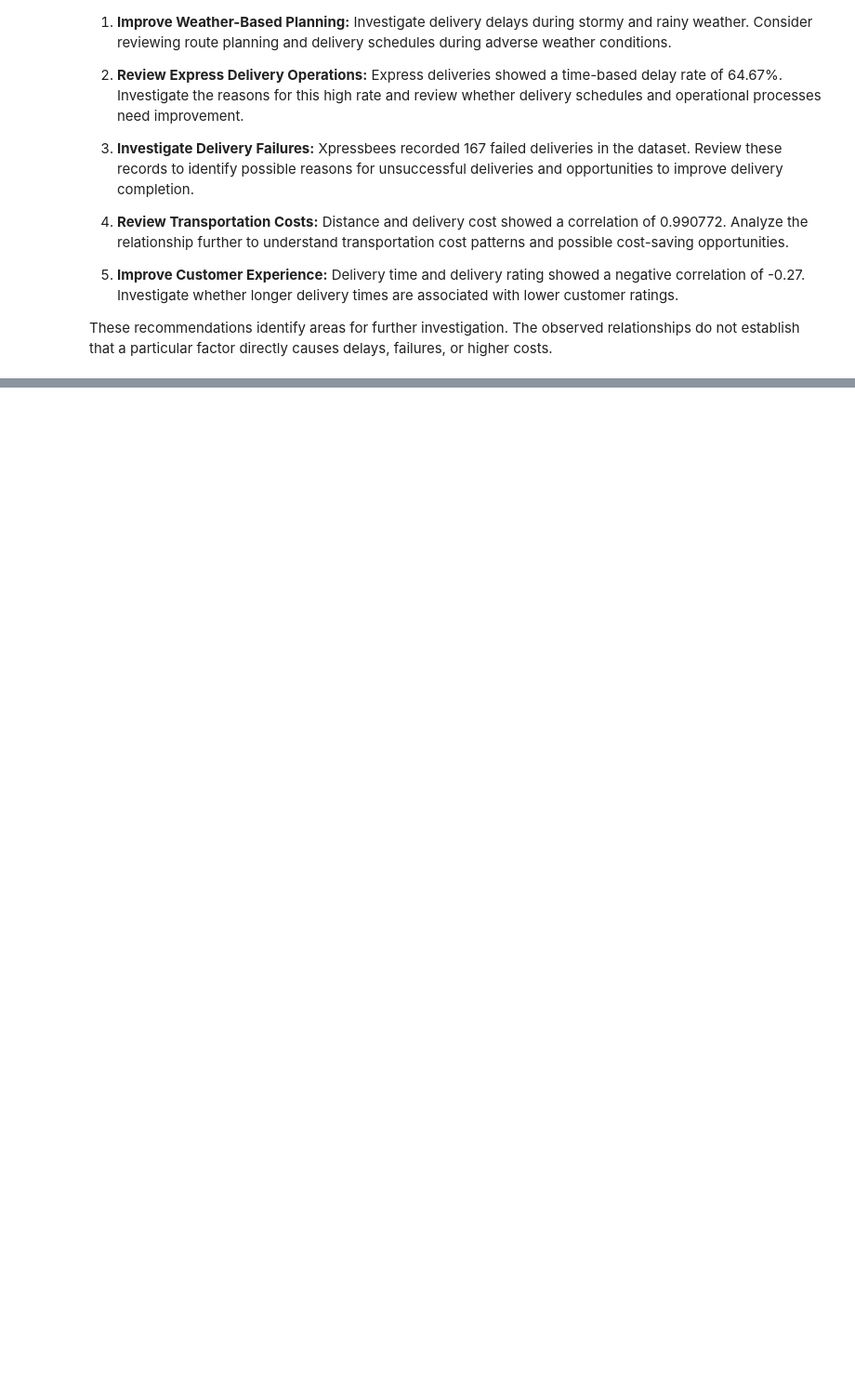
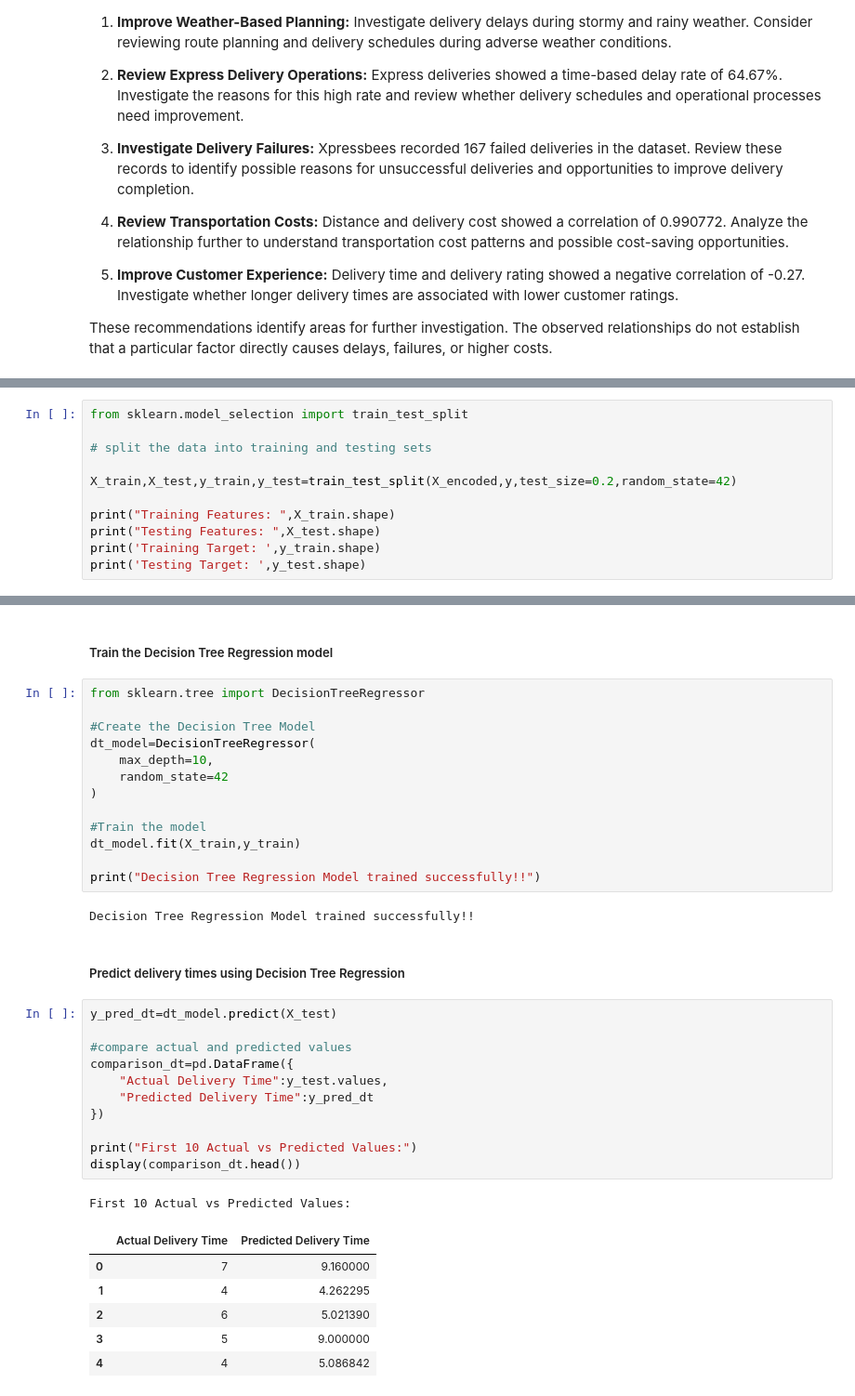
Before and after one commit to thanmai-09/Delivery-Performance-Analysis, a Jupyter notebook: Logistics_Data_Analysis.ipynb, the cells around one changed output, grey strips where cells are left out. Shown at 93% size. Drawn from its saved outputs; the diff is of its cells as text; blank space fills up the shorter version.

```diff
--- a/Logistics_Data_Analysis.ipynb
+++ b/Logistics_Data_Analysis.ipynb
@@ -1090,0 +1198,11 @@ These recommendations identify areas for further investigation. The observed rel
+# %%
+from sklearn.model_selection import train_test_split
+
+# split the data into training and testing sets
+
+X_train,X_test,y_train,y_test=train_test_split(X_encoded,y,test_size=0.2,random_state=42)
+
+print("Training Features: ",X_train.shape)
+print("Testing Features: ",X_test.shape)
+print('Training Target: ',y_train.shape)
+print('Testing Target: ',y_test.shape)
@@ -1090,0 +1277,38 @@ These recommendations identify areas for further investigation. The observed rel
+# %% [markdown]
+##### Train the Decision Tree Regression model
+# %%
+from sklearn.tree import DecisionTreeRegressor
+
+#Create the Decision Tree Model
+dt_model=DecisionTreeRegressor(
+    max_depth=10,
+    random_state=42
+)
+
+#Train the model
+dt_model.fit(X_train,y_train)
+
+print("Decision Tree Regression Model trained successfully!!")
+# %% [output]
+Decision Tree Regression Model trained successfully!!
+# %% [markdown]
+##### Predict delivery times using Decision Tree Regression
+# %%
+y_pred_dt=dt_model.predict(X_test)
+
+#compare actual and predicted values
+comparison_dt=pd.DataFrame({
+    "Actual Delivery Time":y_test.values,
+    "Predicted Delivery Time":y_pred_dt
+})
+
+print("First 10 Actual vs Predicted Values:")
+display(comparison_dt.head())
+# %% [output]
+First 10 Actual vs Predicted Values:
+|  | Actual Delivery Time | Predicted Delivery Time |
+| 0 | 7 | 9.160000 |
+| 1 | 4 | 4.262295 |
+| 2 | 6 | 5.021390 |
+| 3 | 5 | 9.000000 |
+| 4 | 4 | 5.086842 |
```
Also changed, not shown: parts of 55 cells of this notebook.
